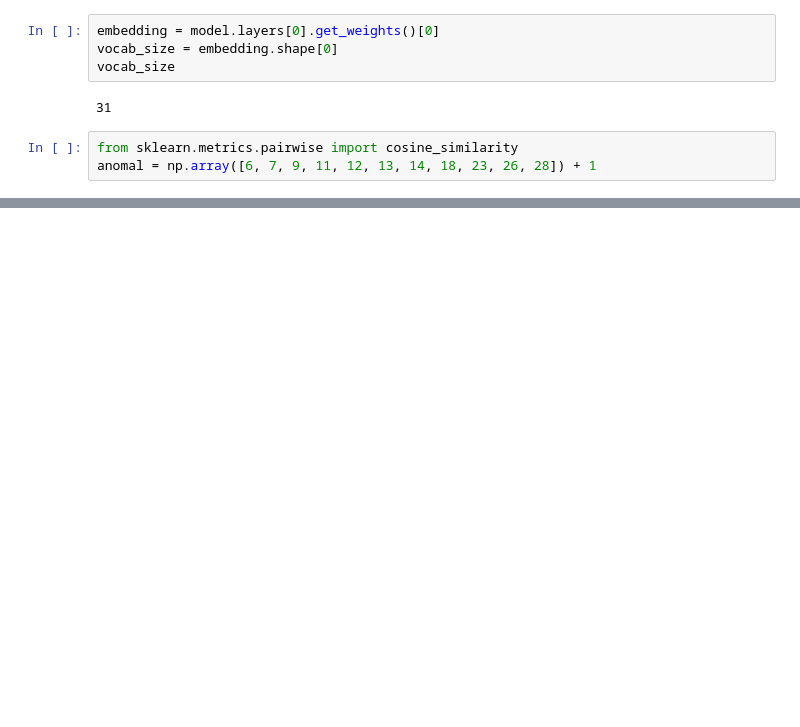
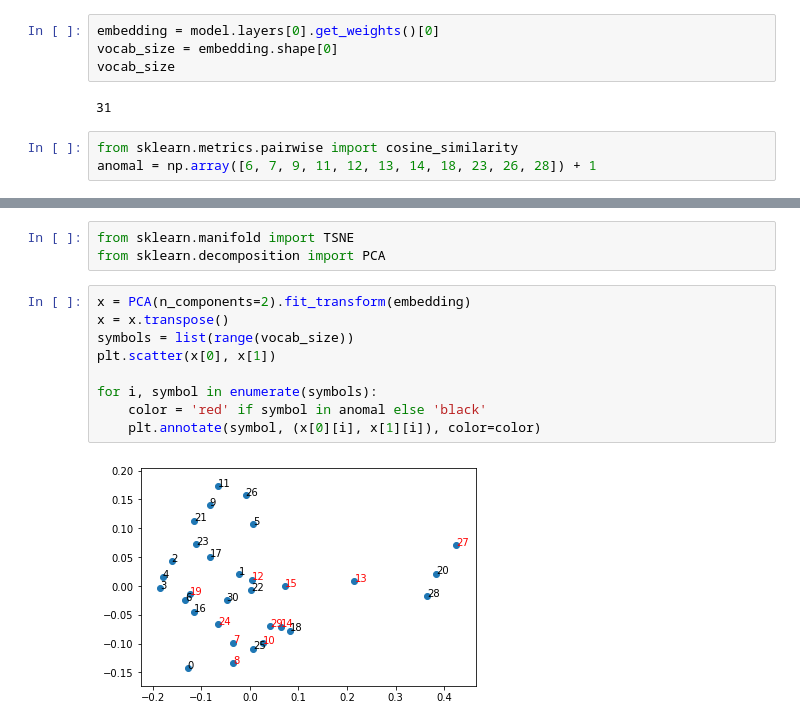
Before and after one commit to ramiroviszan/dp-gem, a Jupyter notebook: gen_visualization.ipynb, the cells around one changed output, grey strips where cells are left out. Drawn from its saved outputs; the diff is of its cells as text; blank space fills up the shorter version.

```diff
--- a/gen_visualization.ipynb
+++ b/gen_visualization.ipynb
@@ -104,0 +118,14 @@ SyntaxError: invalid syntax (<ipython-input-60-e2992d0e0620>, line 7)
+# %%
+from sklearn.manifold import TSNE
+from sklearn.decomposition import PCA
+# %%
+x = PCA(n_components=2).fit_transform(embedding)
+x = x.transpose()
+symbols = list(range(vocab_size))
+plt.scatter(x[0], x[1])
+
+for i, symbol in enumerate(symbols):
+    color = 'red' if symbol in anomal else 'black'
+    plt.annotate(symbol, (x[0][i], x[1][i]), color=color)
+# %% [output]
+[figure, added]
```
Also changed, not shown: parts of 8 cells of this notebook, 2 other files.
